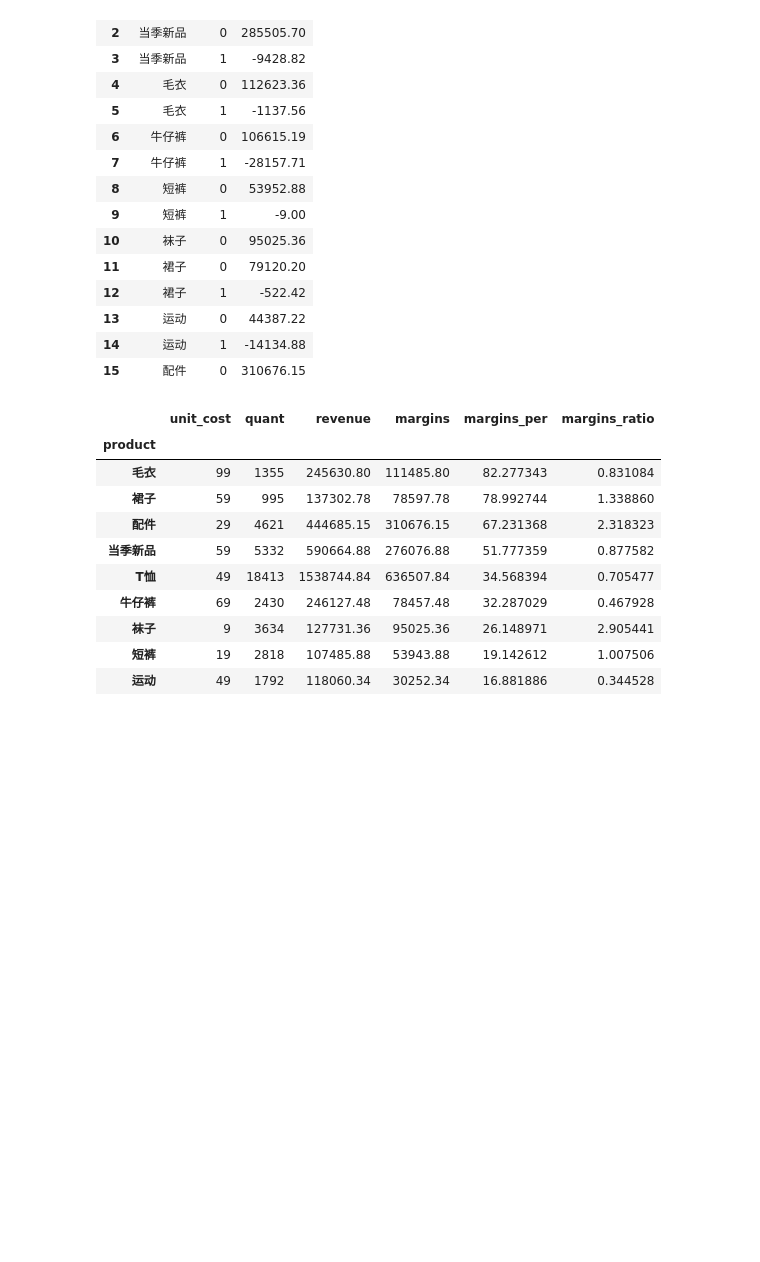
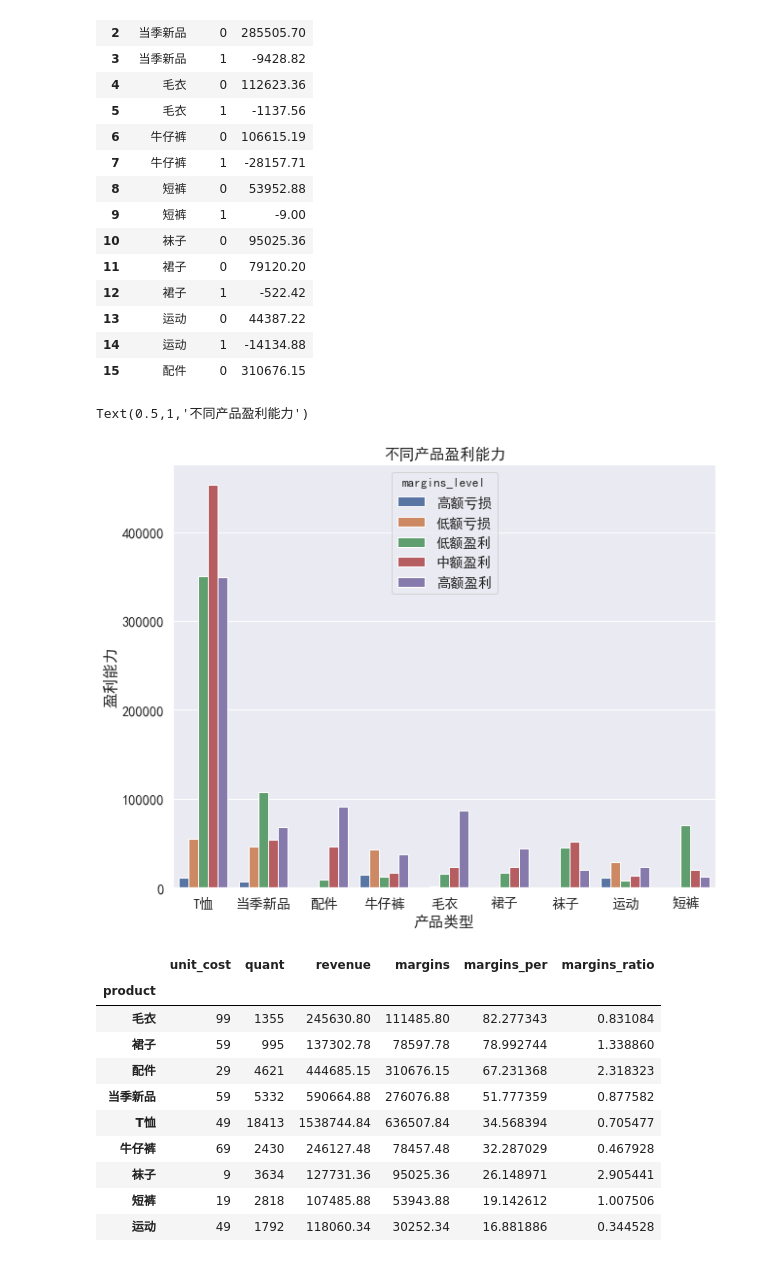
Before and after one commit to blacksevenzqj/zoubo, a Jupyter notebook: 4_DataVisualization/3_XiaoDu/10_home_work/1_youyiku.ipynb, the cells around one changed output. Cells and saved outputs as stored; diff of their text form; code cells hidden in the pictures; blank space fills up the shorter version.

```diff
--- a/4_DataVisualization/3_XiaoDu/10_home_work/1_youyiku.ipynb
+++ b/4_DataVisualization/3_XiaoDu/10_home_work/1_youyiku.ipynb
@@ -576,6 +576,26 @@ temp_pd
 | 13 | 运动 | 0 | 44387.22 |
 | 14 | 运动 | 1 | -14134.88 |
 | 15 | 配件 | 0 | 310676.15 |
+# %%
+# 作业点评：盈利分箱统计可视化（参考其分箱统计操作）
+# 导师疑问：1、分箱区间怎么确定的？ 2、这种统计方式的意义在哪？
+sns.set(font='SimHei', font_scale=1.3)
+
+plt.figure(figsize=(10,8))
+bins = [-700,-50,0,50,100,200]
+labels=['高额亏损','低额亏损','低额盈利','中额盈利','高额盈利']
+UNIQLO2['margins_level'] = pd.cut(UNIQLO2['margins'], bins, right=False, labels=labels)
+
+order_product = UNIQLO2.groupby('product')['revenue'].sum().sort_values(ascending=False).index
+sns.barplot(x='product', y='revenue', hue='margins_level', data =UNIQLO2, ci=None, estimator=sum,
+            order=order_product
+           )
+plt.xlabel("产品类型")
+plt.ylabel("盈利能力")
+plt.title("不同产品盈利能力")
+# %% [output]
+Text(0.5,1,'不同产品盈利能力')
+[figure, added]
 # %%
 # 各产品整体销售情况
 pro_all = UNIQLO2.groupby('product').agg({'unit_cost':np.mean, 'quant':np.sum, 'revenue':np.sum, 'margins':np.sum})
```
Also changed, not shown: parts of 4 cells of this notebook.
